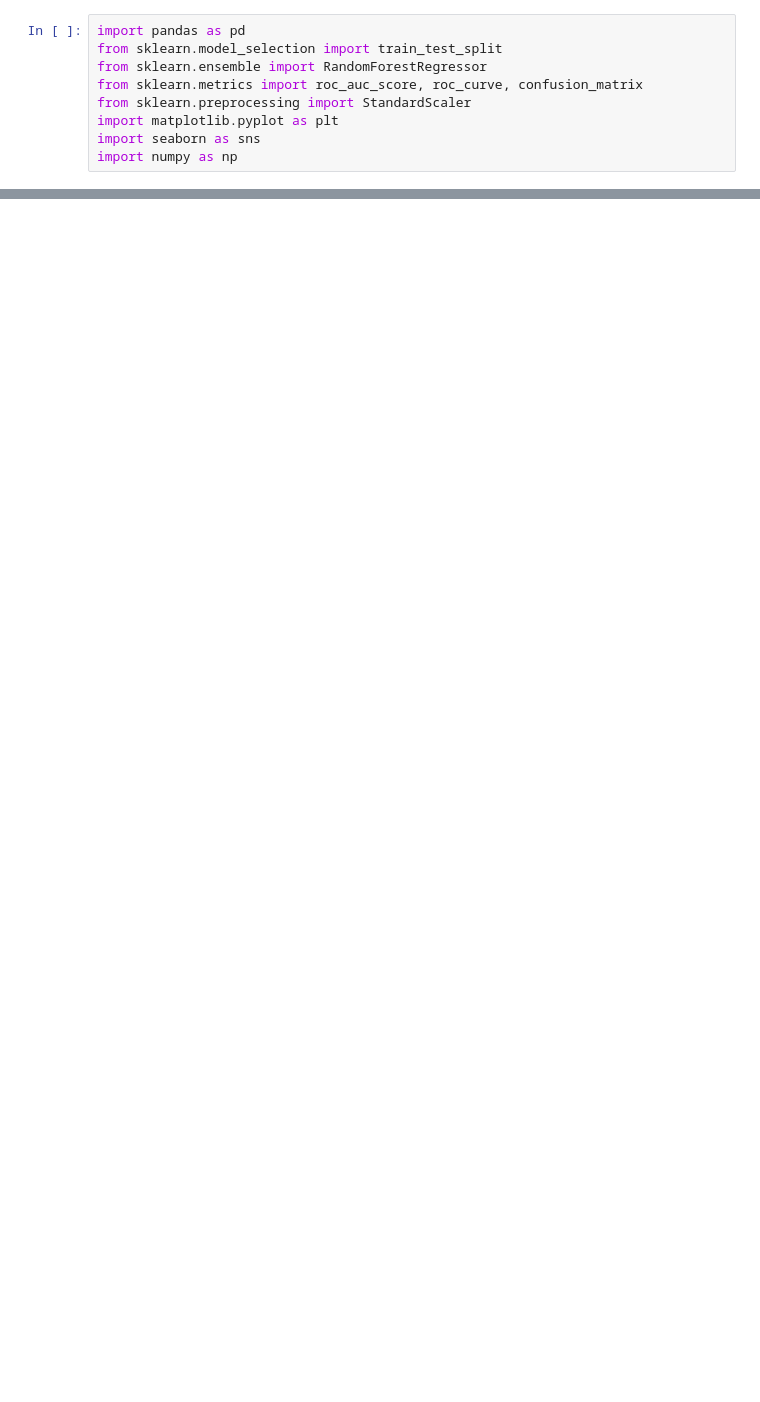
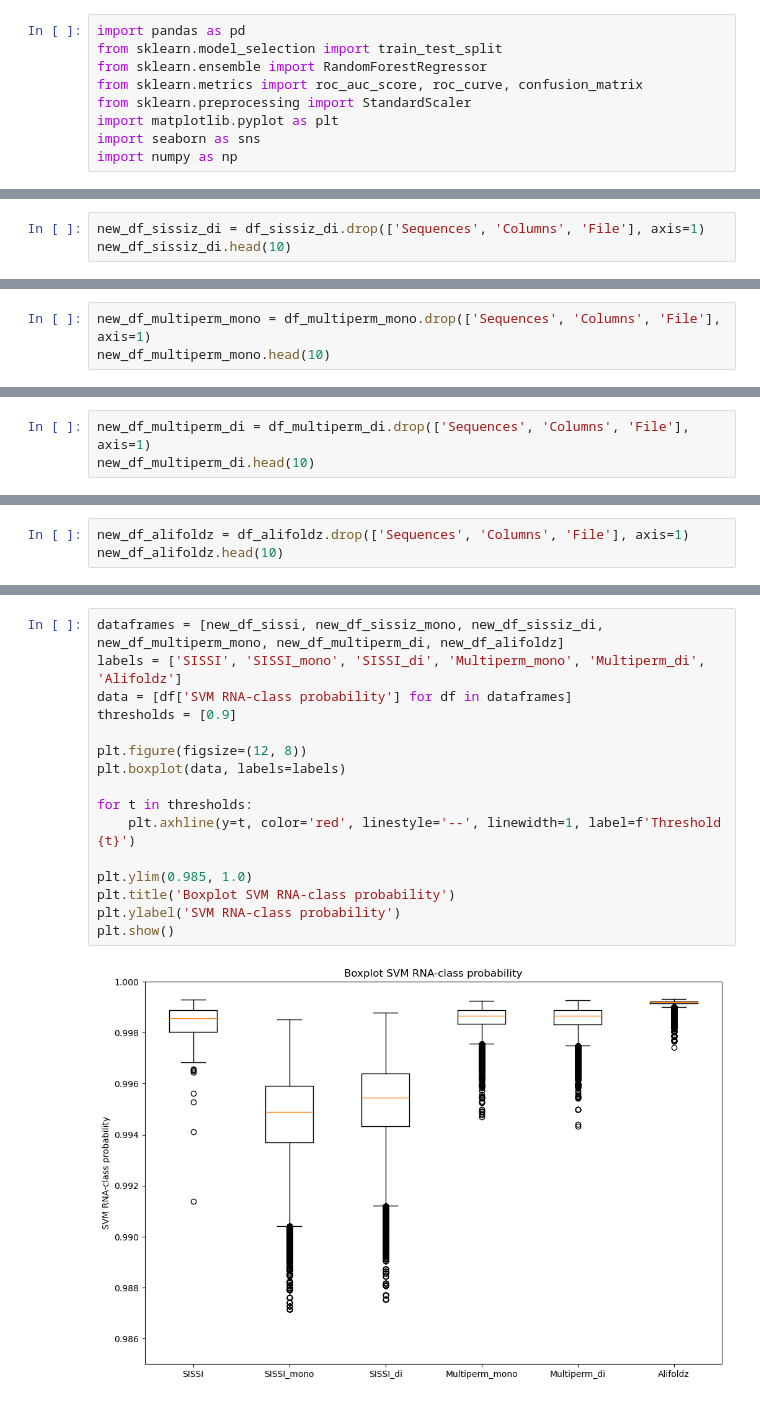
Before and after one commit to Faragas91/Masterarbeit, a Jupyter notebook: Scripts/RNAz_analyze.ipynb, the cells around one changed output, grey strips where cells are left out. Drawn from its saved outputs; the diff is of its cells as text; blank space fills up the shorter version.

```diff
--- a/Scripts/RNAz_analyze.ipynb
+++ b/Scripts/RNAz_analyze.ipynb
@@ -117,0 +89,3 @@ plt.show()
+# %%
+new_df_sissiz_di = df_sissiz_di.drop(['Sequences', 'Columns', 'File'], axis=1)
+new_df_sissiz_di.head(10)
@@ -117,0 +125,3 @@ plt.show()
+# %%
+new_df_multiperm_mono = df_multiperm_mono.drop(['Sequences', 'Columns', 'File'], axis=1)
+new_df_multiperm_mono.head(10)
@@ -117,0 +161,3 @@ plt.show()
+# %%
+new_df_multiperm_di = df_multiperm_di.drop(['Sequences', 'Columns', 'File'], axis=1)
+new_df_multiperm_di.head(10)
@@ -117,0 +197,3 @@ plt.show()
+# %%
+new_df_alifoldz = df_alifoldz.drop(['Sequences', 'Columns', 'File'], axis=1)
+new_df_alifoldz.head(10)
@@ -117,0 +235,18 @@ plt.show()
+# %%
+dataframes = [new_df_sissi, new_df_sissiz_mono, new_df_sissiz_di, new_df_multiperm_mono, new_df_multiperm_di, new_df_alifoldz]
+labels = ['SISSI', 'SISSI_mono', 'SISSI_di', 'Multiperm_mono', 'Multiperm_di', 'Alifoldz']
+data = [df['SVM RNA-class probability'] for df in dataframes]
+thresholds = [0.9]
+
+plt.figure(figsize=(12, 8))
+plt.boxplot(data, labels=labels)
+
+for t in thresholds:
+    plt.axhline(y=t, color='red', linestyle='--', linewidth=1, label=f'Threshold {t}')
+
+plt.ylim(0.985, 1.0)
+plt.title('Boxplot SVM RNA-class probability')
+plt.ylabel('SVM RNA-class probability')
+plt.show()
+# %% [output]
+[figure, added]
```
Also changed, not shown: parts of 31 cells of this notebook, 20 other files.
